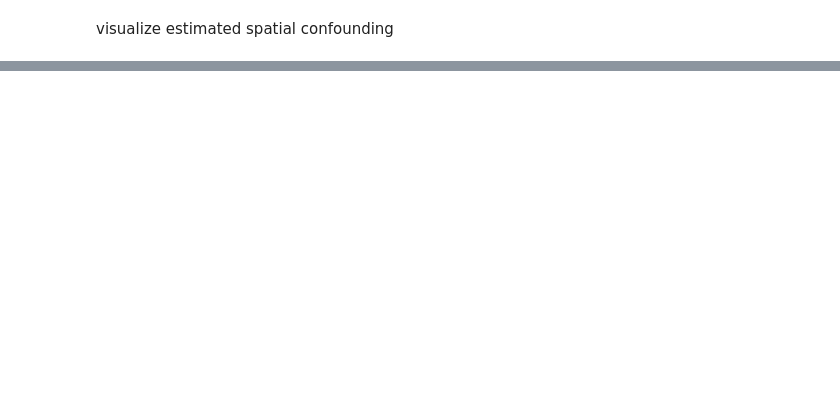
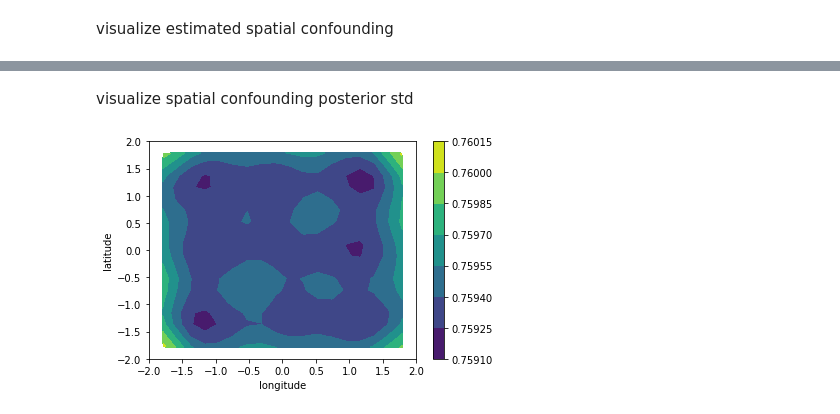
Before and after one commit to yahoochen97/GP_gradient, a Jupyter notebook: spatial_grad.ipynb, the cells around one changed output, grey strips where cells are left out. Saved outputs shown, nothing was run; the diff lists cells and outputs as text; code cells hidden in the pictures; blank space fills up the shorter version.

```diff
--- a/spatial_grad.ipynb
+++ b/spatial_grad.ipynb
@@ -321,2 +321,22 @@ plt.show()
 # %% [markdown]
 visualize estimated spatial confounding
+# %%
+spatial_cov_tensor = torch.from_numpy(spatial_cov).double()
+spatial_mu_post = spatial_cov_tensor @ (model.get_KXX_inv().double()) @ train_y.double()
+spatial_cov_post = spatial_cov_tensor - spatial_cov_tensor @ model.get_KXX_inv().double() @ spatial_cov_tensor
+
+# Create interpolator:
+ndpol = interpolate.LinearNDInterpolator(train_s, spatial_mu_post.numpy())
+
+# Create meshgrid:
+xl = np.linspace(-2, 2, 20)
+X, Y = np.meshgrid(xl, xl)
+lims = [xl.min(), xl.max(), xl.min(), xl.max()]
+
+# Interpolate over meshgrid:
+V = ndpol(list(zip(X.ravel(),Y.ravel()))).reshape(X.shape)
+
+ax = plt.contourf(X, Y, V)
+plt.xlabel("longitude")
+plt.ylabel("latitude")
+cbar = plt.colorbar(ax)
@@ -322,0 +345,19 @@ visualize estimated spatial confounding
+# %% [markdown]
+visualize spatial confounding posterior std
+# %%
+ndpol = interpolate.LinearNDInterpolator(train_s, spatial_cov_post.diag().numpy()**0.5)
+
+# Create meshgrid:
+xl = np.linspace(-2, 2, 20)
+X, Y = np.meshgrid(xl, xl)
+lims = [xl.min(), xl.max(), xl.min(), xl.max()]
+
+# Interpolate over meshgrid:
+V = ndpol(list(zip(X.ravel(),Y.ravel()))).reshape(X.shape)
+
+ax = plt.contourf(X, Y, V)
+plt.xlabel("longitude")
+plt.ylabel("latitude")
+cbar = plt.colorbar(ax)
+# %% [output]
+[figure, added]
```
Also changed, not shown: parts of 6 cells of this notebook.
